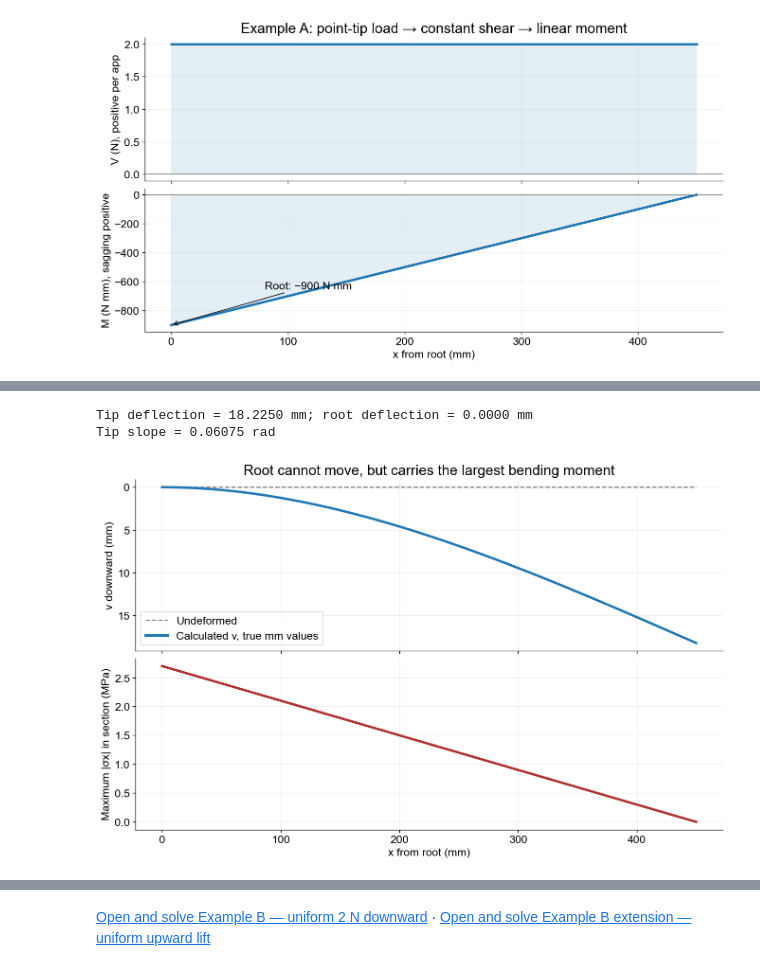
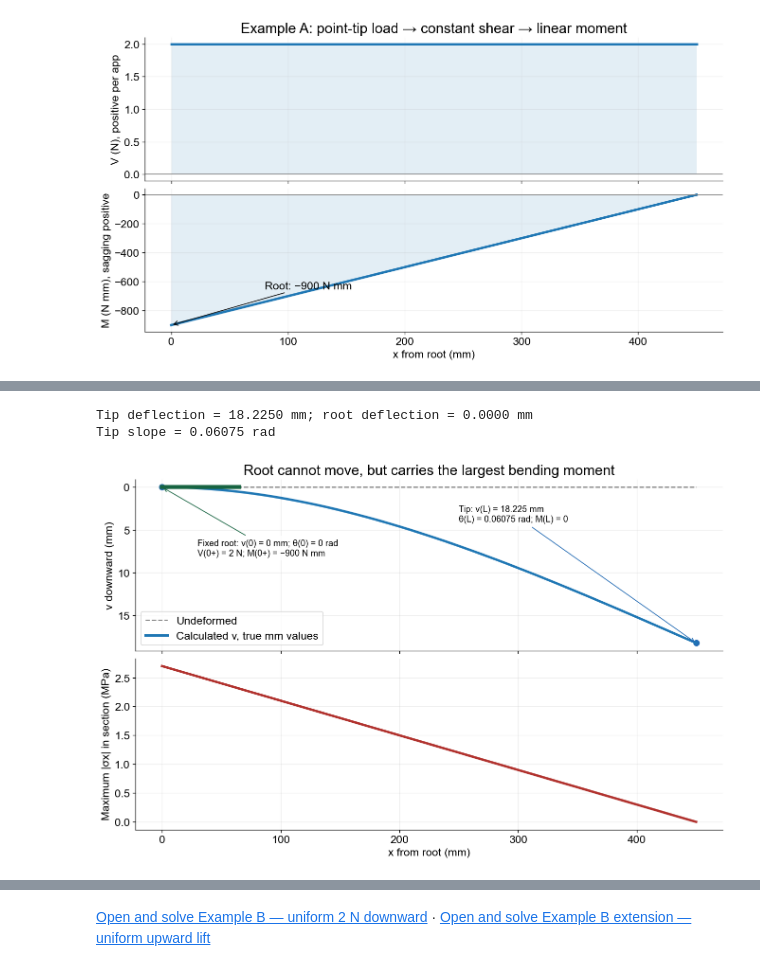
Before and after one commit to Ehsan-Roohi/Aerospace-Structures, a Jupyter notebook: notebooks/MIE446_Lecture_03_Beam_Reactions_Stress_and_Deflection.ipynb, the cells around one changed output, grey strips where cells are left out. Drawn from its saved outputs; the diff is of its cells as text; code cells hidden in the pictures.

Commit message:
Clarify Lecture 03 with annotated geometry strain derivation and boundary conditions

```diff
--- a/notebooks/MIE446_Lecture_03_Beam_Reactions_Stress_and_Deflection.ipynb
+++ b/notebooks/MIE446_Lecture_03_Beam_Reactions_Stress_and_Deflection.ipynb
@@ -240,0 +404,29 @@ The tip slope is 0.06075 rad (about 3.48°). The predicted deflection is about 4
+# %%
+#@title Figure 5A — equal original fibres become different-length arcs
+fig,axes=plt.subplots(1,2,figsize=(14,6),layout='constrained')
+ax=axes[0]
+for zz,col,name in [(20,'#b1322e','Top fibre'),(0,'#666666','Neutral fibre'),(-20,'#236bb4','Bottom fibre')]:
+    ax.plot([0,110],[zz,zz],color=col,lw=3)
+    ax.text(5,zz+5,name+'; same original length ℓ0',fontsize=13)
+for xx in [0,110]: ax.plot([xx,xx],[-25,25],color='#19394e',lw=2)
+dimension(ax,(0,-36),(110,-36),'ℓ0')
+ax.set(xlim=(-10,130),ylim=(-48,48),title='Before bending: sections are parallel')
+ax.axis('off')
+ax=axes[1]
+Rdemo=60.; zdemo=16.
+ang=np.linspace(np.deg2rad(57),np.deg2rad(123),100)
+for rad,col,label in [(Rdemo+zdemo,'#b1322e','Top: (R + z) Δφ'),(Rdemo,'#666666','Neutral: R Δφ'),(Rdemo-zdemo,'#236bb4','Bottom: (R − |z|) Δφ')]:
+    ax.plot(rad*np.cos(ang),rad*np.sin(ang),color=col,lw=3)
+for a in [ang[0],ang[-1]]:
+    ax.plot([0,82*np.cos(a)],[0,82*np.sin(a)],color='#19394e',lw=1.4,ls='--')
+ax.plot(0,0,'ko'); ax.text(-8,-5,'O',fontsize=14)
+dimension(ax,(0,0),(0,Rdemo),'R',(-8,0))
+dimension(ax,(0,Rdemo),(0,Rdemo+zdemo),'z > 0',(11,0))
+ax.plot(14*np.cos(ang),14*np.sin(ang),color='#19394e')
+ax.text(13,16,'Δφ',fontsize=14)
+ax.text(38,76,'ℓtop = (R + z) Δφ\nLonger → tension',fontsize=13,color='#b1322e')
+ax.text(34,54,'ℓneutral = R Δφ\nUnchanged',fontsize=13,color='#666666')
+ax.text(27,32,'ℓbottom = (R − |z|) Δφ\nShorter → compression',fontsize=13,color='#236bb4')
+ax.set(xlim=(-52,130),ylim=(-12,100),title='After bending: sections rotate; exaggerated geometry')
+ax.set_aspect('equal'); ax.axis('off')
+plt.show()
@@ -241,18 +464,28 @@ The tip slope is 0.06075 rad (about 3.48°). The predicted deflection is about 4
 # %%
-#@title Figure 5 — undeformed and deflected shape; stress is not displacement
+#@title Figure 5B — undeformed and deflected shape; stress is not displacement
 v=P*x**2*(3*L-x)/(6*EI)
 fig,axes=plt.subplots(2,1,figsize=(11,7),layout='constrained',sharex=True)
 axes[0].plot(x,np.zeros_like(x),'--',color='gray',label='Undeformed')
 axes[0].plot(x,v,lw=3,label='Calculated v, true mm values')
+axes[0].scatter([0,L],[0,v[-1]],color='#236bb4',s=50)
+axes[0].plot([0,65],[0,0],color='#176441',lw=5)
+axes[0].annotate('Fixed root: v(0) = 0 mm; θ(0) = 0 rad\nV(0+) = 2 N; M(0+) = −900 N mm',
+                 xy=(0,0),xytext=(30,8),fontsize=11,
+                 bbox=dict(facecolor='white',edgecolor='none',alpha=.9),
+                 arrowprops=dict(arrowstyle='->',color='#176441'))
+axes[0].annotate('Tip: v(L) = 18.225 mm\nθ(L) = 0.06075 rad; M(L) = 0',
+                 xy=(L,v[-1]),xytext=(250,4),fontsize=11,
+                 bbox=dict(facecolor='white',edgecolor='none',alpha=.9),
+                 arrowprops=dict(arrowstyle='->',color='#236bb4'))
 axes[0].invert_yaxis(); axes[0].set_ylabel('v downward (mm)'); axes[0].legend()
 axes[0].set_title('Root cannot move, but carries the largest bending moment')
 axes[1].plot(x,np.abs(M)*h/2/I,lw=3,color='#b1322e')
 axes[1].set(xlabel='x from root (mm)',ylabel='Maximum |σx| in section (MPa)')
 for ax in axes: ax.grid(alpha=.2)
 plt.show()
 print(f'Tip deflection = {v[-1]:.4f} mm; root deflection = {v[0]:.4f} mm')
 print(f'Tip slope = {P*L**2/(2*EI):.5f} rad')
 # %% [output]
 Tip deflection = 18.2250 mm; root deflection = 0.0000 mm
 Tip slope = 0.06075 rad
-[figure, old version]
+[figure, new version]
```
Also changed, not shown: parts of 29 cells of this notebook, 5 other files.
